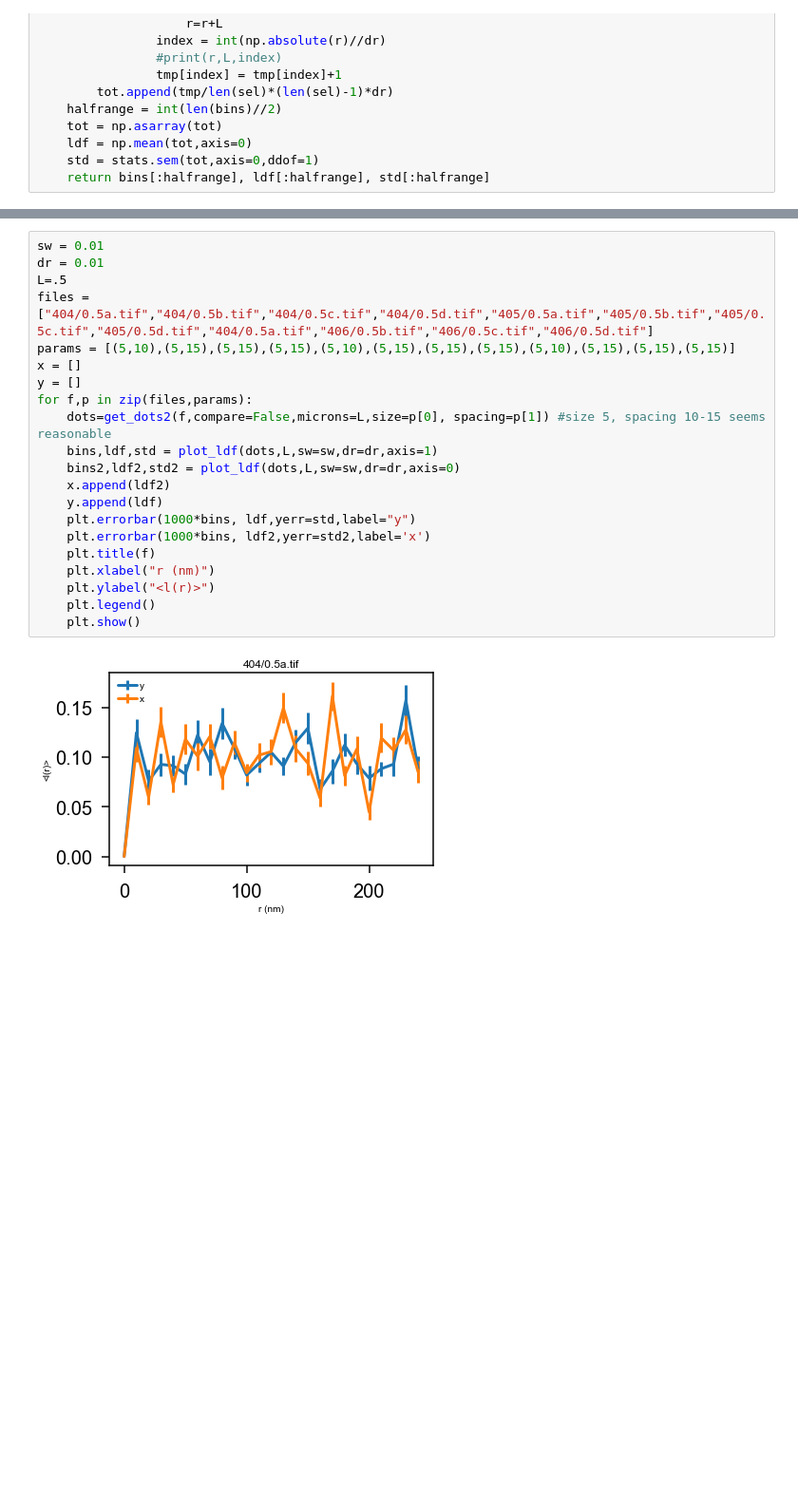
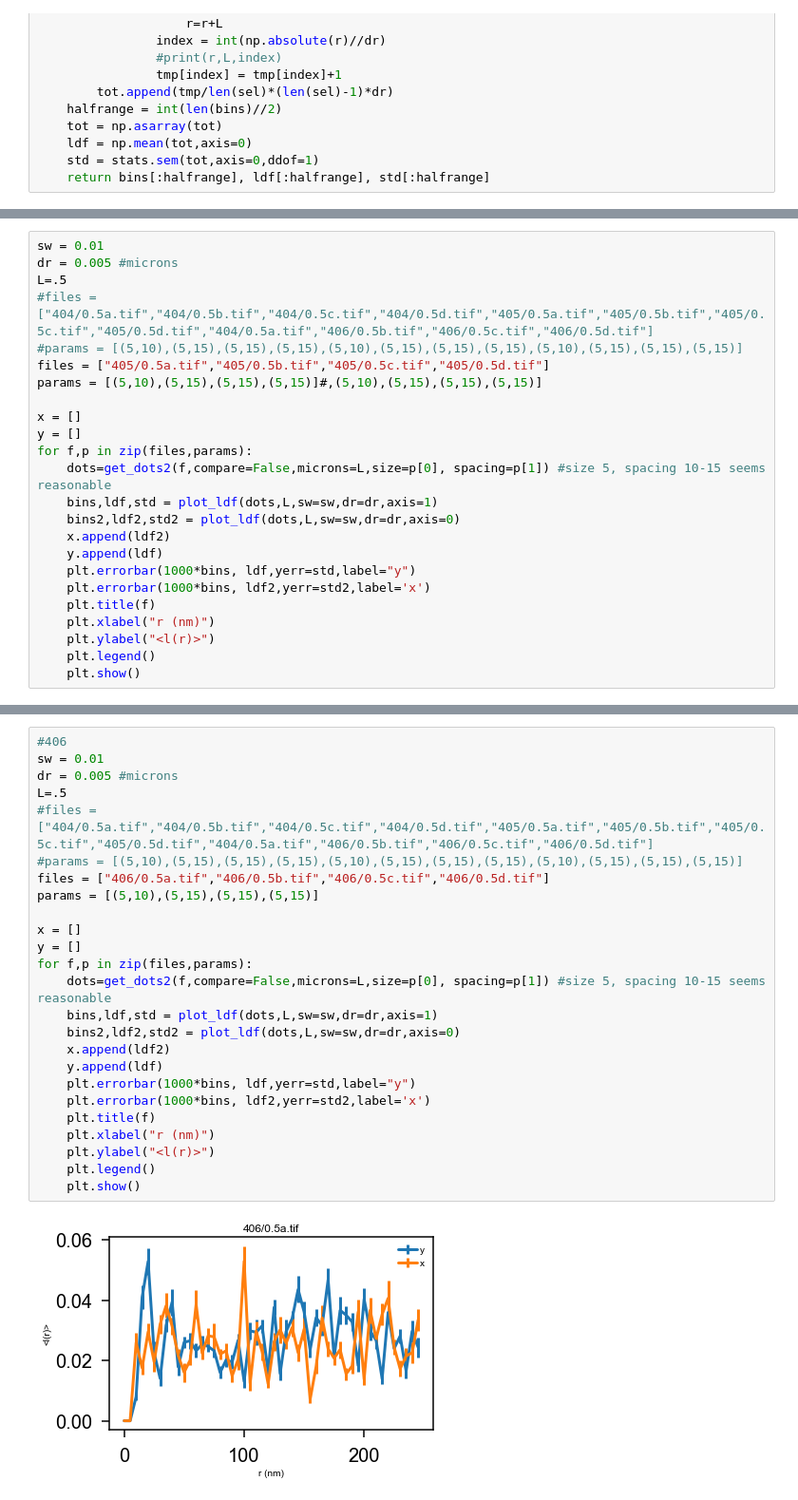
Before and after one commit to cmelab/QD-Paper-RDF, a Jupyter notebook: x_vs_y.ipynb, the cells around one changed output, grey strips where cells are left out. Shown at 95% size. Saved outputs shown, nothing was run; the diff lists cells and outputs as text; blank space fills up the shorter version.

```diff
--- a/x_vs_y.ipynb
+++ b/x_vs_y.ipynb
@@ -73,0 +122,24 @@ def plot_ldf(dots, L, dr=0.01, axis = 1,sw=0.05):
+# %%
+sw = 0.01
+dr = 0.005 #microns
+L=.5
+#files = ["404/0.5a.tif","404/0.5b.tif","404/0.5c.tif","404/0.5d.tif","405/0.5a.tif","405/0.5b.tif","405/0.5c.tif","405/0.5d.tif","404/0.5a.tif","406/0.5b.tif","406/0.5c.tif","406/0.5d.tif"]
+#params = [(5,10),(5,15),(5,15),(5,15),(5,10),(5,15),(5,15),(5,15),(5,10),(5,15),(5,15),(5,15)]
+files = ["405/0.5a.tif","405/0.5b.tif","405/0.5c.tif","405/0.5d.tif"]
+params = [(5,10),(5,15),(5,15),(5,15)]#,(5,10),(5,15),(5,15),(5,15)]
+
+x = []
+y = []
+for f,p in zip(files,params):
+    dots=get_dots2(f,compare=False,microns=L,size=p[0], spacing=p[1]) #size 5, spacing 10-15 seems reasonable
+    bins,ldf,std = plot_ldf(dots,L,sw=sw,dr=dr,axis=1)
+    bins2,ldf2,std2 = plot_ldf(dots,L,sw=sw,dr=dr,axis=0)
+    x.append(ldf2)
+    y.append(ldf)
+    plt.errorbar(1000*bins, ldf,yerr=std,label="y")
+    plt.errorbar(1000*bins, ldf2,yerr=std2,label='x')
+    plt.title(f)
+    plt.xlabel("r (nm)")
+    plt.ylabel("<l(r)>")
+    plt.legend()
+    plt.show()
@@ -74,23 +169,27 @@ def plot_ldf(dots, L, dr=0.01, axis = 1,sw=0.05):
 # %%
+#406
 sw = 0.01
-dr = 0.01
+dr = 0.005 #microns
 L=.5
-files = ["404/0.5a.tif","404/0.5b.tif","404/0.5c.tif","404/0.5d.tif","405/0.5a.tif","405/0.5b.tif","405/0.5c.tif","405/0.5d.tif","404/0.5a.tif","406/0.5b.tif","406/0.5c.tif","406/0.5d.tif"]
-params = [(5,10),(5,15),(5,15),(5,15),(5,10),(5,15),(5,15),(5,15),(5,10),(5,15),(5,15),(5,15)]
+#files = ["404/0.5a.tif","404/0.5b.tif","404/0.5c.tif","404/0.5d.tif","405/0.5a.tif","405/0.5b.tif","405/0.5c.tif","405/0.5d.tif","404/0.5a.tif","406/0.5b.tif","406/0.5c.tif","406/0.5d.tif"]
+#params = [(5,10),(5,15),(5,15),(5,15),(5,10),(5,15),(5,15),(5,15),(5,10),(5,15),(5,15),(5,15)]
+files = ["406/0.5a.tif","406/0.5b.tif","406/0.5c.tif","406/0.5d.tif"]
+params = [(5,10),(5,15),(5,15),(5,15)]
+
 x = []
 y = []
 for f,p in zip(files,params):
     dots=get_dots2(f,compare=False,microns=L,size=p[0], spacing=p[1]) #size 5, spacing 10-15 seems reasonable
     bins,ldf,std = plot_ldf(dots,L,sw=sw,dr=dr,axis=1)
     bins2,ldf2,std2 = plot_ldf(dots,L,sw=sw,dr=dr,axis=0)
     x.append(ldf2)
     y.append(ldf)
     plt.errorbar(1000*bins, ldf,yerr=std,label="y")
     plt.errorbar(1000*bins, ldf2,yerr=std2,label='x')
     plt.title(f)
     plt.xlabel("r (nm)")
     plt.ylabel("<l(r)>")
     plt.legend()
     plt.show()
 # %% [output]
-[figure, old version]
+[figure, new version]
```
Also changed, not shown: parts of 6 cells of this notebook.
